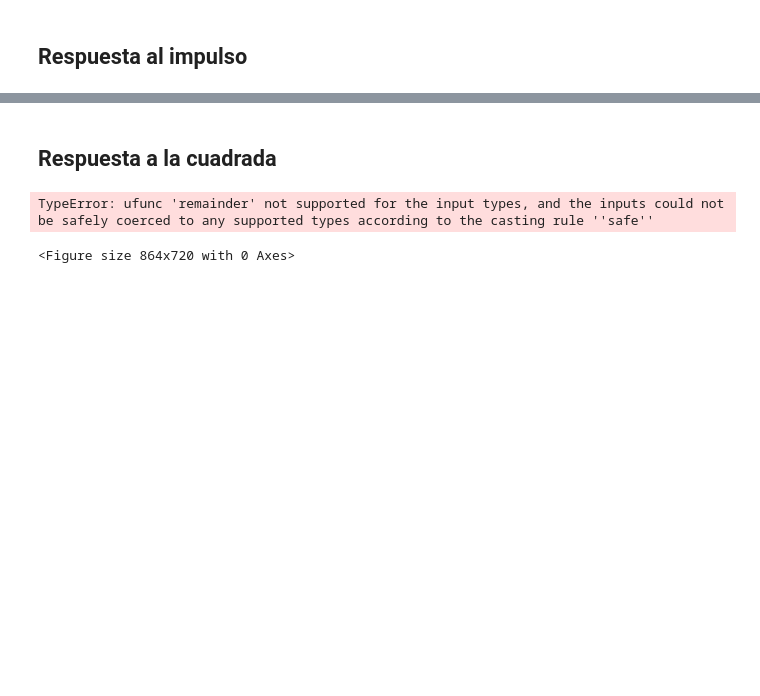
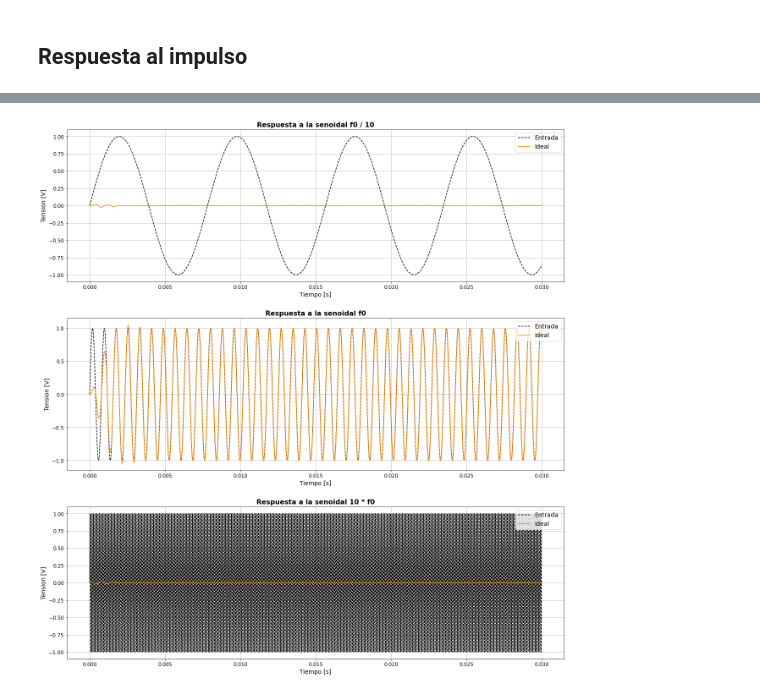
Before and after one commit to violetaperezandrade/TP-ADC, a Jupyter notebook: TP.ipynb, the cells around one changed output, grey strips where cells are left out. Cells and saved outputs as stored; diff of their text form; code cells hidden in the pictures; blank space fills up the shorter version.

```diff
--- a/TP.ipynb
+++ b/TP.ipynb
@@ -231,3 +206,35 @@ plt.show()
+# %%
+def plotSignalResponse(freqs, Hs, data = None, sigSquare = True, freqsText = ["f0 / 10", "f0", "10 * f0"]):
+    #Hs = [H, Hcalc]
+    legends = ["Ideal", "Normalizada", "Simulada"]
+    colors = ["darkorange", "blue", "lightgreen"]
+    title = "Respuesta a la " + ("cuadrada " if sigSquare else "senoidal ")
+
+    fig, axs = plt.subplots(3)
+    for i,f in enumerate(freqs):
+        axs[i].set_title(title + freqsText[i], fontsize = 16, fontweight = 'bold')
+        t = np.linspace(0, 10 / f, 1000000, endpoint=False) if sigSquare else np.linspace(0, 0.03, 1000000, endpoint=False)
+        sig = signal.square(2 * np.pi * f * t) if sigSquare else np.sin(2 * np.pi * f * t)
+        axs[i].plot(t, sig, color='black', label = 'Entrada', linestyle='--')
+        axs[i].set_ylabel('Tension [V]', fontsize = 14)
+        axs[i].set_xlabel('Tiempo [s]', fontsize = 14)
+        axs[i].tick_params(axis='both', labelsize=12)
+        axs[i].grid()
+        for j,H in enumerate(Hs):
+            yout, T, xout = ml.lsim(H, sig, t)
+            axs[i].plot(T, yout, color=colors[j], label=legends[j])
+
+        if (data):
+            #que sea una lista de listas o no se que da spice, por ahora no hago nada
+            print("Sarasa")
+
+        axs[i].legend(loc='upper right', fontsize = 'x-large')
+
+
+    fig.set_size_inches(18, 19)
+    fig.tight_layout(pad=3.0)
+    plt.show();
 # %%
 f0 = (w01 + w02)/(4*pi)
 dec = 10
+freqs = [f0 / dec, f0, f0 * dec]
@@ -263,26 +241,4 @@ plt.show()
-# %% [markdown]
-## Respuesta a la cuadrada
-# %%
-plt.figure(figsize=(12,10))
-
-for i, f in enumerate((f0/dec, f0, dec*f0)):
-    periodo = 1/f
-    t = np.linspace(0, 10*periodo, 1000000, endpoint=False)
-    sig = signal.square(2 * np.pi * f * t)/2+0.5
-    yout, T, xout = ml.lsim(H, U = sig, T = t)
-    # youtr, Tr, xoutr = ml.lsim(Hr, U = sig, T = t)
-    ax1 = plt.subplot(311 + i)
-    ax1.plot(t, sig, color='orange')
-    ax1.set_ylabel('Amplitud [V]')
-    ax1.tick_params(axis='y', labelcolor='darkorange')
-    ax2 = ax1.twinx()
-    ax2.plot(T, yout, color='#ed5178')
-    #ax2.plot(Tr, youtr, color='#1655f5')
-    #ax2.plot(times[i], outs[i], color='black')
-    ax2.tick_params(axis='y', labelcolor='black')
-    ax2.legend(['Teórica', 'Normalizada', 'Spice'])
-ax1.set_xlabel('Tiempo [s]')
-plt.show()
-# %% [output]
-TypeError: ufunc 'remainder' not supported for the input types, and the inputs could not be safely coerced to any supported types according to the casting rule ''safe''
-<Figure size 864x720 with 0 Axes>
+# %%
+plotSignalResponse(freqs, [H], sigSquare=False)
+# %% [output]
+[figure, added]
```
Also changed, not shown: parts of 80 cells of this notebook.
